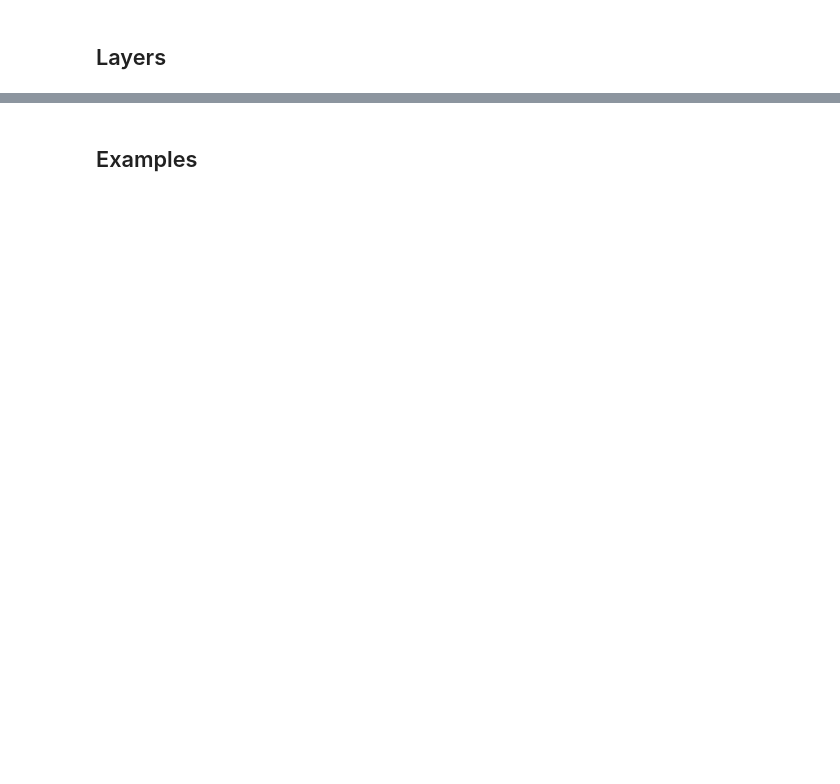
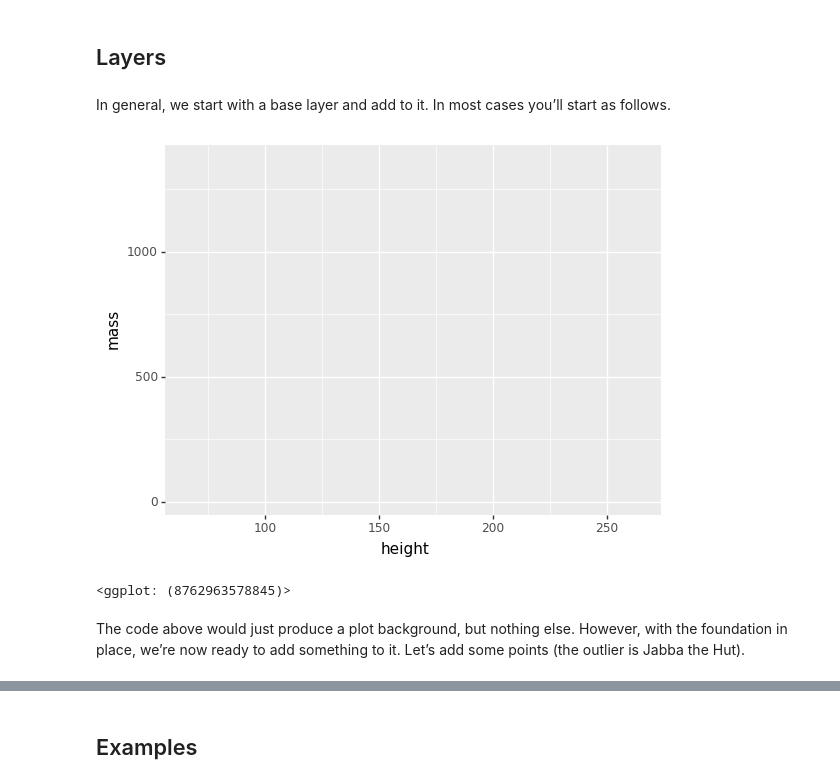
Before and after one commit to m-clark/data-processing-and-visualization, a Jupyter notebook: jupyter_notebooks/ggplot.ipynb, the cells around one changed output, grey strips where cells are left out. Cells and saved outputs as stored; diff of their text form; code cells hidden in the pictures; blank space fills up the shorter version.

```diff
--- a/jupyter_notebooks/ggplot.ipynb
+++ b/jupyter_notebooks/ggplot.ipynb
@@ -46,5 +74,16 @@ ggplot(mtcars, aes(x = 'wt', y = 'mpg')) +
 # %% [markdown]
 ## Layers
+# %% [markdown]
+In general, we start with a base layer and add to it. In most cases you’ll start as follows.
+# %%
+(
+ggplot(aes(x = 'height', y = 'mass'), data = starwars)
+)
+# %% [output]
+[figure, added]
+<ggplot: (8762963578845)>
+# %% [markdown]
+The code above would just produce a plot background, but nothing else. However, with the foundation in place, we’re now ready to add something to it. Let’s add some points (the outlier is Jabba the Hut).
 # %%
 (
 ggplot(aes(x = 'height', y = 'mass'), data = starwars) +
```
Also changed, not shown: parts of 51 cells of this notebook, 13 other files.
